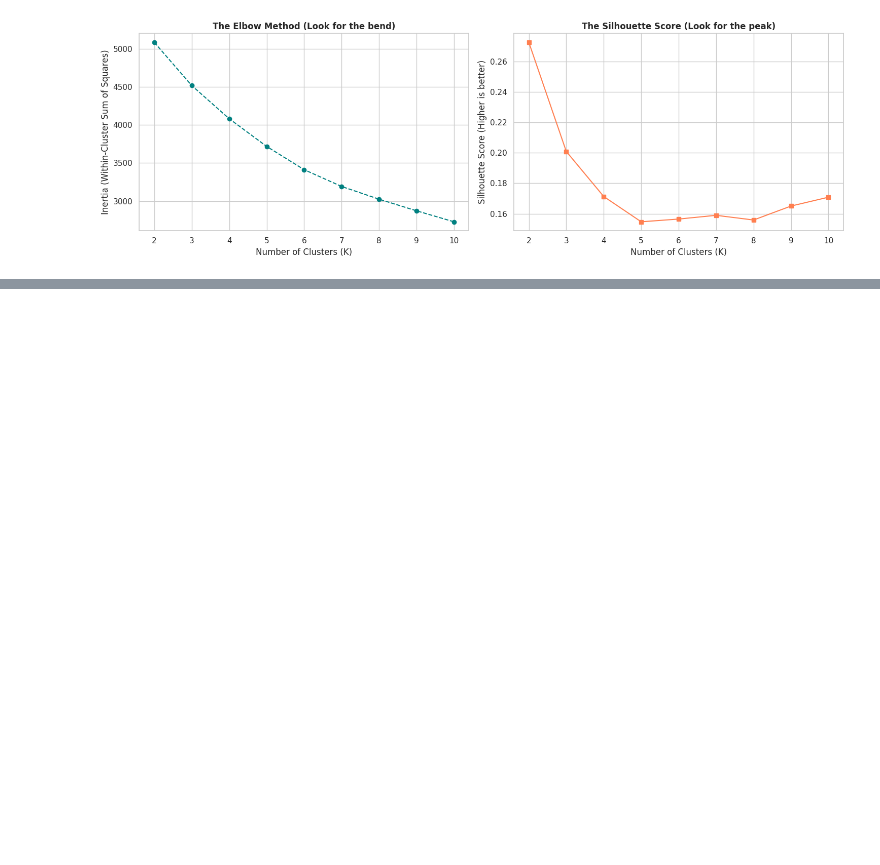
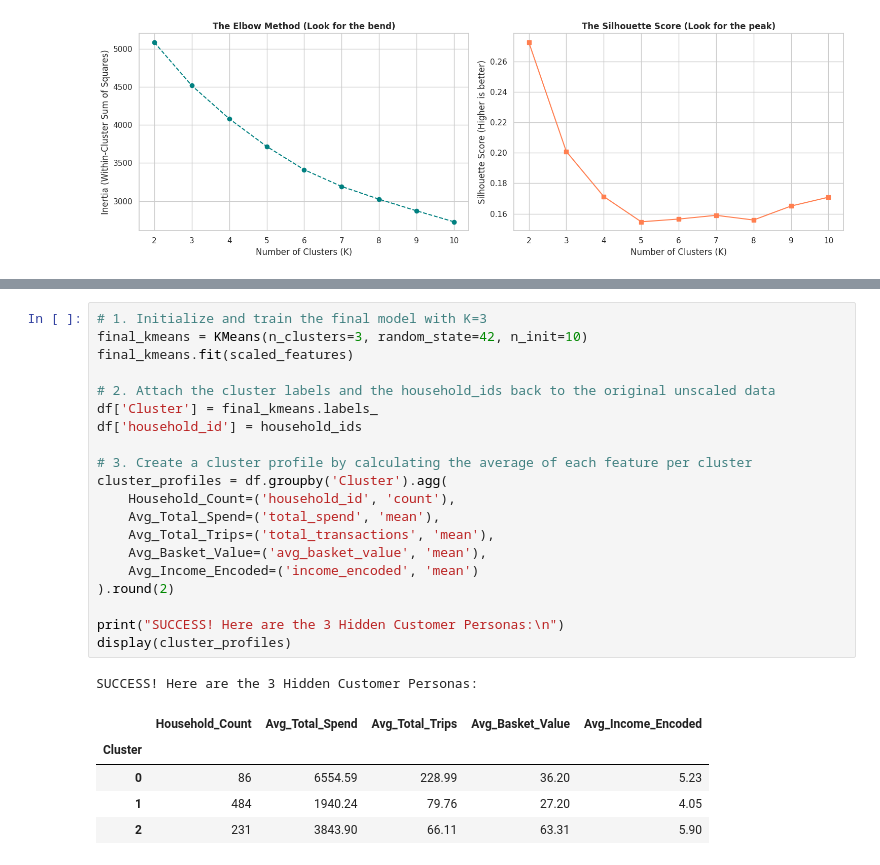
Before and after one commit to sultanjacob/Applied-Machine-Learning, a Jupyter notebook: 03_clustering/02_KMeans_Customer_Segmentation.ipynb, the cells around one changed output, grey strips where cells are left out. Saved outputs shown, nothing was run; the diff lists cells and outputs as text; blank space fills up the shorter version.

Commit message:
Training the final model

```diff
--- a/03_clustering/02_KMeans_Customer_Segmentation.ipynb
+++ b/03_clustering/02_KMeans_Customer_Segmentation.ipynb
@@ -99,0 +114,27 @@ K=10 | Inertia (Tightness): 2,728 | Silhouette Score (Separation): 0.1708
+# %%
+# 1. Initialize and train the final model with K=3
+final_kmeans = KMeans(n_clusters=3, random_state=42, n_init=10)
+final_kmeans.fit(scaled_features)
+
+# 2. Attach the cluster labels and the household_ids back to the original unscaled data
+df['Cluster'] = final_kmeans.labels_
+df['household_id'] = household_ids
+
+# 3. Create a cluster profile by calculating the average of each feature per cluster
+cluster_profiles = df.groupby('Cluster').agg(
+    Household_Count=('household_id', 'count'),
+    Avg_Total_Spend=('total_spend', 'mean'),
+    Avg_Total_Trips=('total_transactions', 'mean'),
+    Avg_Basket_Value=('avg_basket_value', 'mean'),
+    Avg_Income_Encoded=('income_encoded', 'mean')
+).round(2)
+
+print("SUCCESS! Here are the 3 Hidden Customer Personas:\n")
+display(cluster_profiles)
+# %% [output]
+SUCCESS! Here are the 3 Hidden Customer Personas:
+|  | Household_Count | Avg_Total_Spend | Avg_Total_Trips | Avg_Basket_Value | Avg_Income_Encoded |
+| Cluster |  |  |  |  |  |
+| 0 | 86 | 6554.59 | 228.99 | 36.20 | 5.23 |
+| 1 | 484 | 1940.24 | 79.76 | 27.20 | 4.05 |
+| 2 | 231 | 3843.90 | 66.11 | 63.31 | 5.90 |
```
Also changed, not shown: parts of 3 cells of this notebook.
